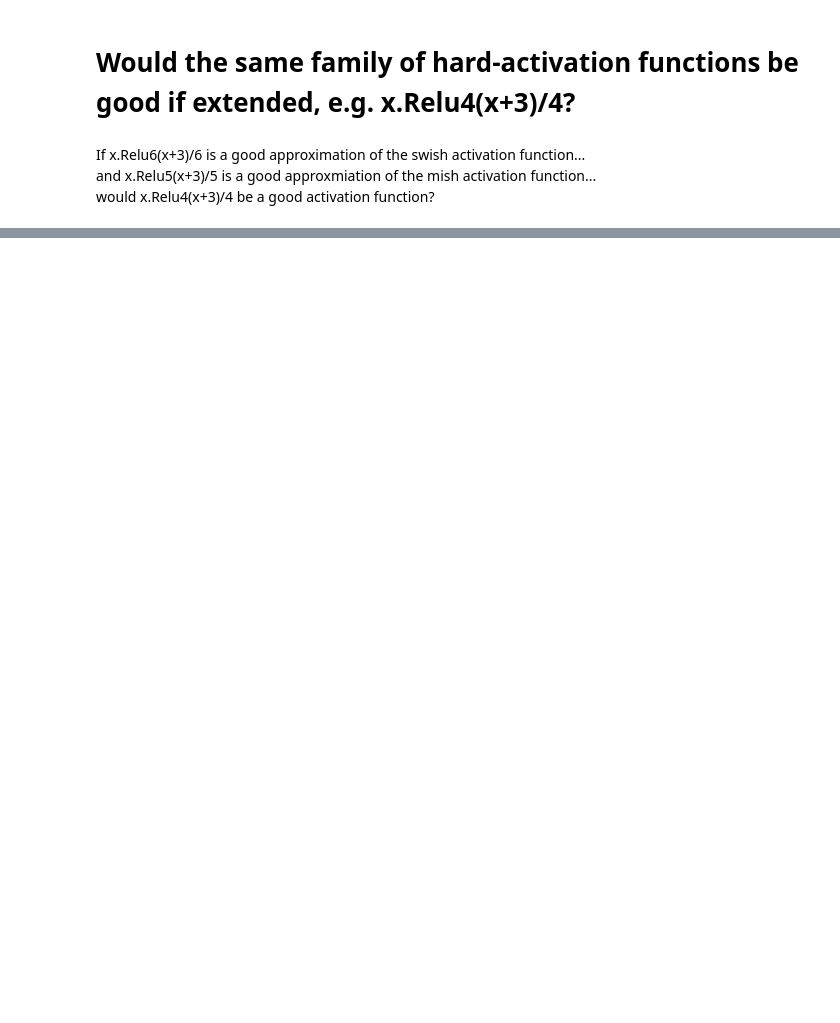
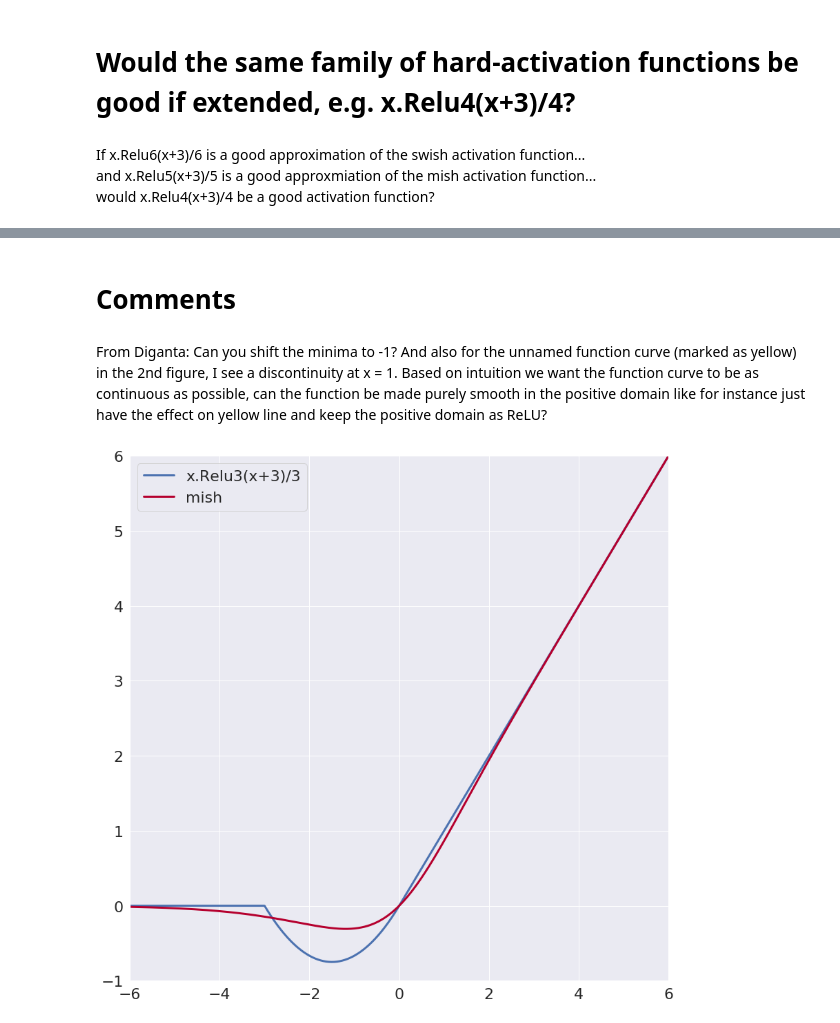
Before and after one commit to andrewRowlinson/data-science, a Jupyter notebook: neural_networks/hard-mish.ipynb, the cells around one changed output, grey strips where cells are left out. Saved outputs shown, nothing was run; the diff lists cells and outputs as text; code cells hidden in the pictures; blank space fills up the shorter version.

```diff
--- a/neural_networks/hard-mish.ipynb
+++ b/neural_networks/hard-mish.ipynb
@@ -93,0 +94,15 @@ ax.legend();
+# %% [markdown]
+# Comments
+# %% [markdown]
+From Diganta: Can you shift the minima to -1? And also for the unnamed function curve (marked as yellow) in the 2nd figure, I see a discontinuity at x = 1. Based on intuition we want the function curve to be as continuous as possible, can the function be made purely smooth in the positive domain like for instance just have the effect on yellow line and keep the positive domain as ReLU?
+# %%
+y_hard3 = hard_swish(x,add=3,divide=3,a_max=3)
+y_mish = mish(x)
+fig,ax = plt.subplots(1, 1, figsize=(14,14));
+ax.plot(x,y_hard3,label="x.Relu3(x+3)/3",lw=3);
+ax.plot(x,y_mish,label="mish",lw=3,color='#b5002e');
+ax.set_xlim(-6,6);
+ax.set_ylim(-1,6);
+ax.legend();
+# %% [output]
+[figure, added]
```
Also changed, not shown: parts of 4 cells of this notebook.
